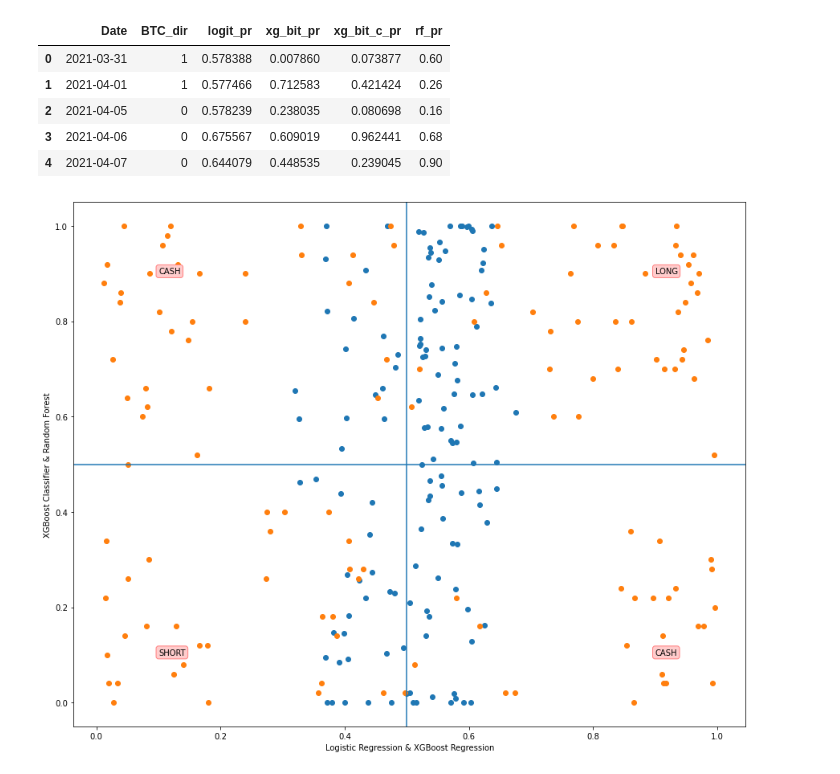
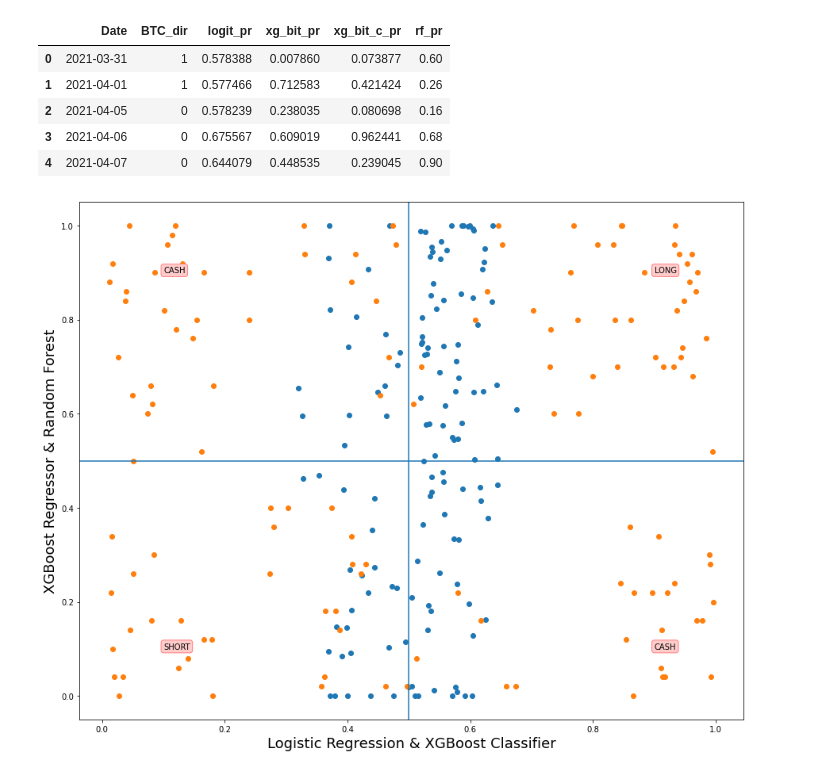
Before and after one commit to cell2silicon/Investment_Strategy, a Jupyter notebook: prob_graph/invest_strategy_Bitcoin copy.ipynb, the cells around one changed output. Saved outputs shown, nothing was run; the diff lists cells and outputs as text; code cells hidden in the pictures.

```diff
--- a/prob_graph/invest_strategy_Bitcoin copy.ipynb
+++ b/prob_graph/invest_strategy_Bitcoin copy.ipynb
@@ -544,18 +544,18 @@ trading_pr_b.to_csv("prob_b.csv", index=False)
 # %%
 import matplotlib.pyplot as plt
 plt.figure(figsize=(15, 12))
 plt.scatter(trading_pr_b['logit_pr'], trading_pr_b['xg_bit_pr'])
 plt.scatter(trading_pr_b['xg_bit_c_pr'], trading_pr_b['rf_pr'])
 # plt.vlines(0.5,linestyles='solid')
 plt.axvline(x=0.5)
 plt.axhline(y=0.5)
 plt.text(0.9, 0.9, 'LONG', bbox=dict(boxstyle="round", ec=(1., 0.5, 0.5), fc=(1., 0.8, 0.8),))
 plt.text(0.1, 0.1, 'SHORT', bbox=dict(boxstyle="round", ec=(1., 0.5, 0.5), fc=(1., 0.8, 0.8),))
 plt.text(0.1, 0.9, 'CASH', bbox=dict(boxstyle="round", ec=(1., 0.5, 0.5), fc=(1., 0.8, 0.8),))
 plt.text(0.9, 0.1, 'CASH', bbox=dict(boxstyle="round", ec=(1., 0.5, 0.5), fc=(1., 0.8, 0.8),))
-plt.xlabel("Logistic Regression & XGBoost Regression")
-plt.ylabel("XGBoost Classifier & Random Forest")
+plt.xlabel("Logistic Regression & XGBoost Classifier",fontsize=18)
+plt.ylabel("XGBoost Regressor & Random Forest",fontsize=18)
 plt.savefig('bitcoin.png')
 plt.show()
 # %% [output]
-[figure, old version]
+[figure, new version]
```
Also changed, not shown: 5 other files.
